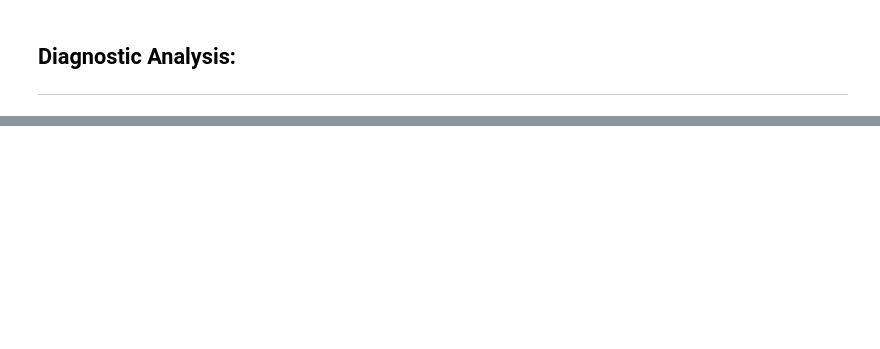
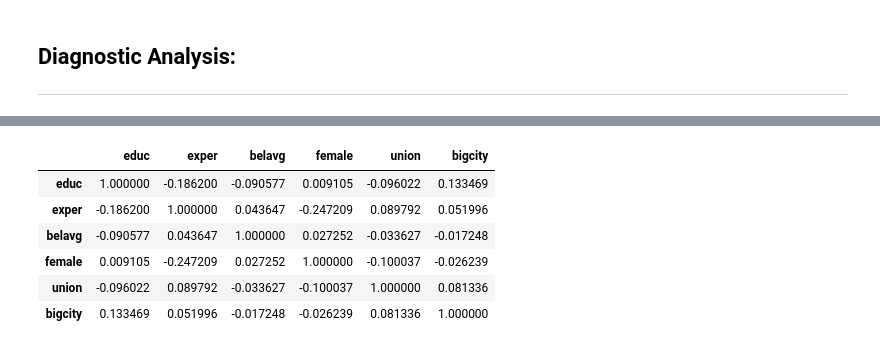
Before and after one commit to ViniNazato/LinearRegression, a Jupyter notebook: LinearRegression.ipynb, the cells around one changed output, grey strips where cells are left out. Drawn from its saved outputs; the diff is of its cells as text; code cells hidden in the pictures; blank space fills up the shorter version.

```diff
--- a/LinearRegression.ipynb
+++ b/LinearRegression.ipynb
@@ -355,0 +379,10 @@ We can see that our F-statistic is very very low and < 2.5% given the two-tailed
+# %%
+X.iloc[:,1:].corr()
+# %% [output]
+|  | educ | exper | belavg | female | union | bigcity |
+| educ | 1.000000 | -0.186200 | -0.090577 | 0.009105 | -0.096022 | 0.133469 |
+| exper | -0.186200 | 1.000000 | 0.043647 | -0.247209 | 0.089792 | 0.051996 |
+| belavg | -0.090577 | 0.043647 | 1.000000 | 0.027252 | -0.033627 | -0.017248 |
+| female | 0.009105 | -0.247209 | 0.027252 | 1.000000 | -0.100037 | -0.026239 |
+| union | -0.096022 | 0.089792 | -0.033627 | -0.100037 | 1.000000 | 0.081336 |
+| bigcity | 0.133469 | 0.051996 | -0.017248 | -0.026239 | 0.081336 | 1.000000 |
```
Also changed, not shown: parts of 14 cells of this notebook.
